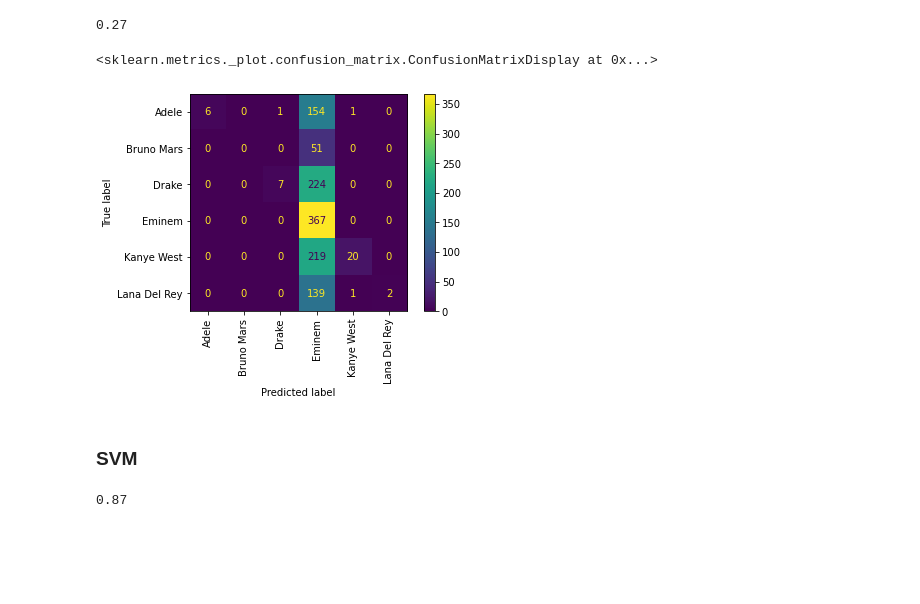
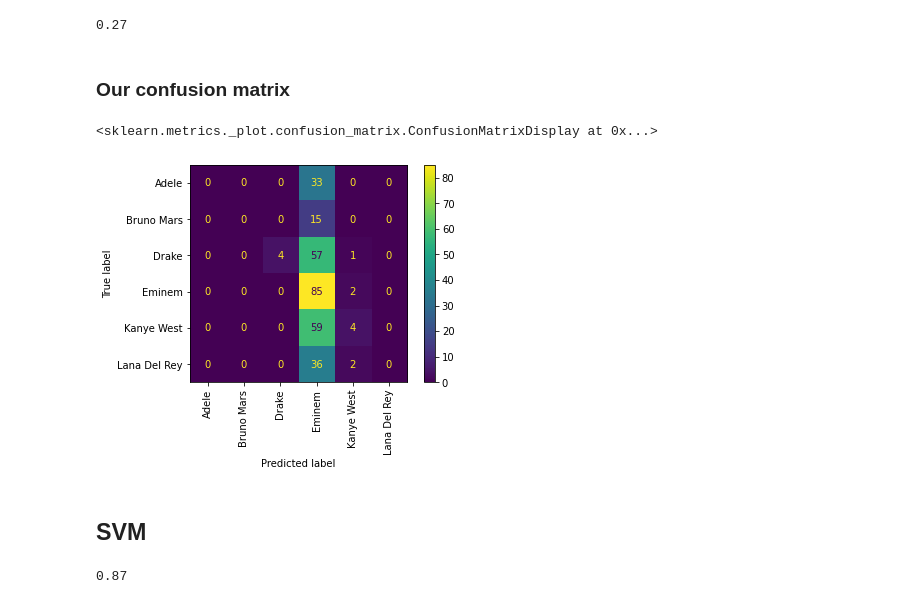
Before and after one commit to martinalex7/ProjetPython2A, a Jupyter notebook: rapports/3_modelling.ipynb, the cells around one changed output. Drawn from its saved outputs; the diff is of its cells as text; code cells hidden in the pictures; blank space fills up the shorter version.

```diff
--- a/rapports/3_modelling.ipynb
+++ b/rapports/3_modelling.ipynb
@@ -155,15 +164,15 @@ print(result)
 print(f"The artist is: {pipeline.classes_[result.argmax()]}")
 # %%
 pipeline.classes_
-# %%
-from sklearn.metrics import ConfusionMatrixDisplay
-
-ConfusionMatrixDisplay.from_estimator(pipeline, X_train, y_train, xticks_rotation='vertical')
-# %% [output]
-<sklearn.metrics._plot.confusion_matrix.ConfusionMatrixDisplay at 0x...>
-[figure, removed]
+# %% [markdown]
+### Our confusion matrix
+# %%
+ConfusionMatrixDisplay.from_estimator(pipeline, X_test, y_test, xticks_rotation='vertical')
+# %% [output]
+<sklearn.metrics._plot.confusion_matrix.ConfusionMatrixDisplay at 0x...>
+[figure, added]
 # %% [markdown]
-### SVM <a class="anchor" id="chapter4"></a>
+## SVM <a class="anchor" id="chapter4"></a>
 # %%
 X_train, X_test, y_train, y_test = train_test_split(X,Y,test_size = 0.2,random_state=42)
 # %%
```
Also changed, not shown: parts of 10 cells of this notebook.
